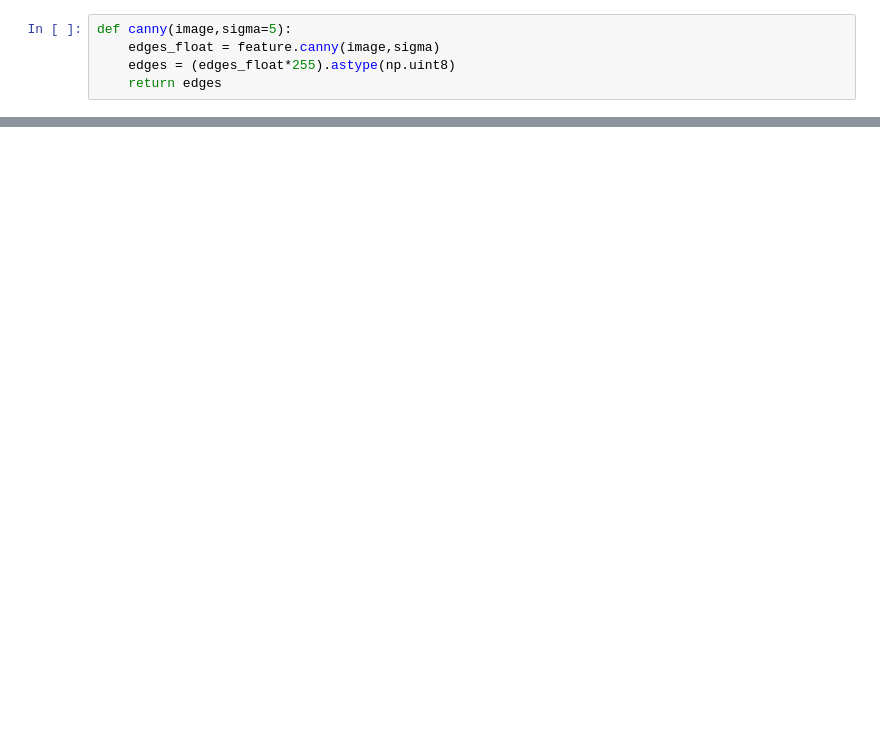
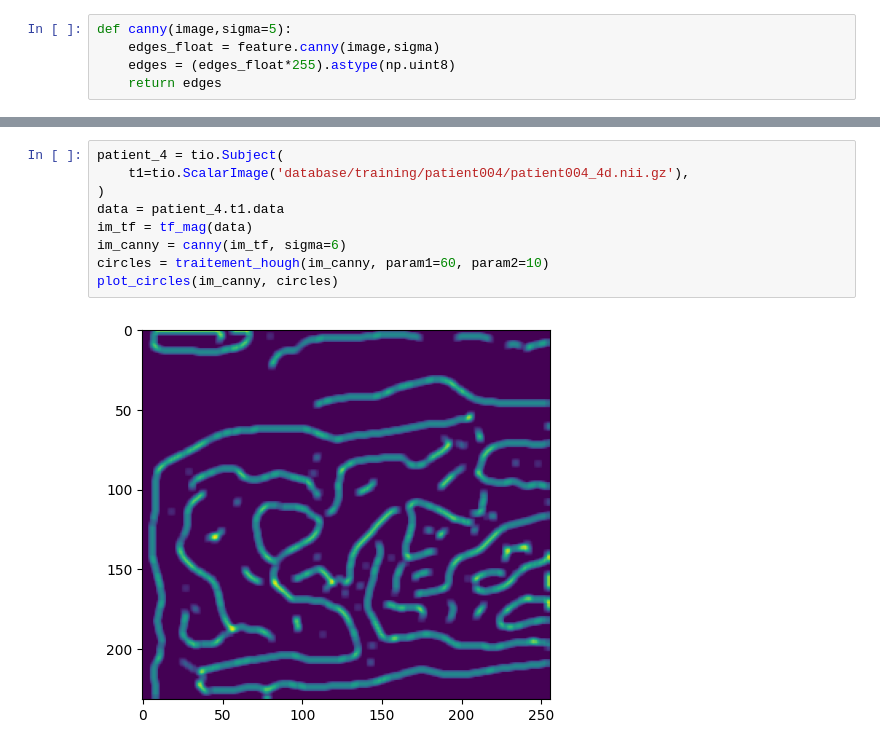
Before and after one commit to Bastaxeloux/proj3dt, a Jupyter notebook: ebauche.ipynb, the cells around one changed output, grey strips where cells are left out. Drawn from its saved outputs; the diff is of its cells as text; blank space fills up the shorter version.

```diff
--- a/ebauche.ipynb
+++ b/ebauche.ipynb
@@ -271,0 +305,11 @@ ok !
+# %%
+patient_4 = tio.Subject(
+    t1=tio.ScalarImage('database/training/patient004/patient004_4d.nii.gz'),
+)
+data = patient_4.t1.data
+im_tf = tf_mag(data)
+im_canny = canny(im_tf, sigma=6)
+circles = traitement_hough(im_canny, param1=60, param2=10)
+plot_circles(im_canny, circles)
+# %% [output]
+[figure, added]
```
Also changed, not shown: parts of 12 cells of this notebook, 2 other files.
